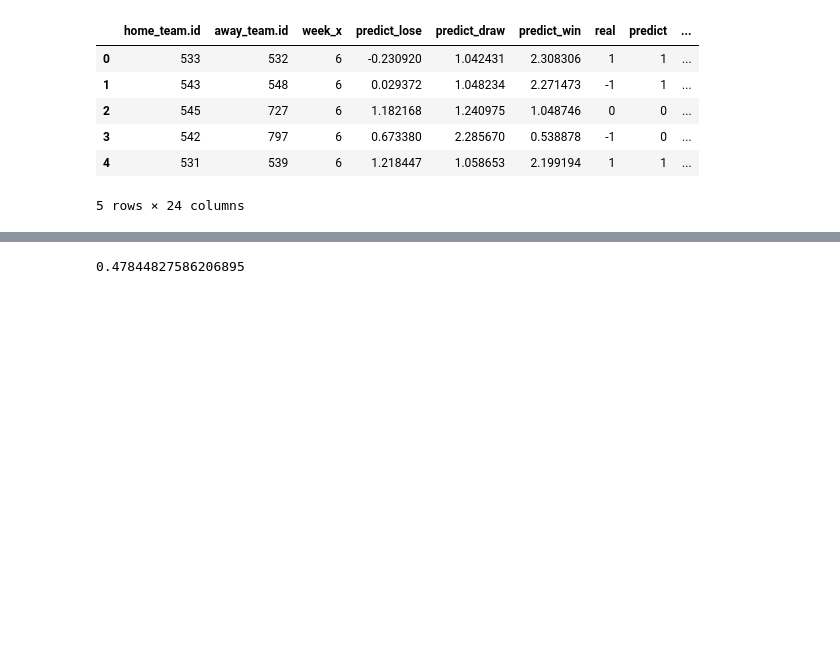
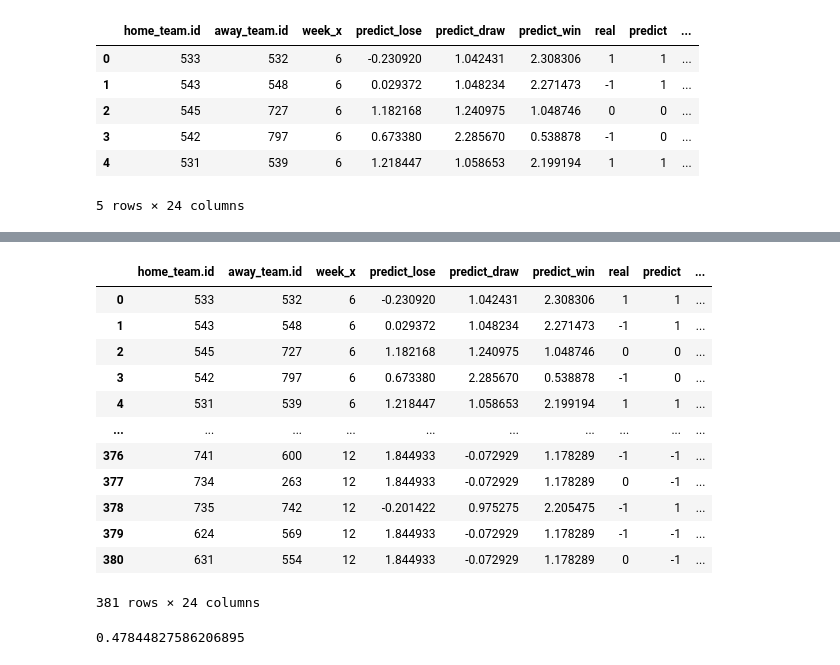
Before and after one commit to clarismiranda/Statsfootball, a Jupyter notebook: visualization_odds.ipynb, the cells around one changed output, grey strips where cells are left out. Saved outputs shown, nothing was run; the diff lists cells and outputs as text; code cells hidden in the pictures; blank space fills up the shorter version.

```diff
--- a/visualization_odds.ipynb
+++ b/visualization_odds.ipynb
@@ -225,3 +333,20 @@ home_team= 503 Torino - 2020, away_team= 501 Crotone - 2020, result= -1
+# %%
+# Combination: win, draw, lose
+transformed_odds
+# %% [output]
+|  | home_team.id | away_team.id | week_x | predict_lose | predict_draw | predict_win | real | predict | ... |
+| 0 | 533 | 532 | 6 | -0.230920 | 1.042431 | 2.308306 | 1 | 1 | ... |
+| 1 | 543 | 548 | 6 | 0.029372 | 1.048234 | 2.271473 | -1 | 1 | ... |
+| 2 | 545 | 727 | 6 | 1.182168 | 1.240975 | 1.048746 | 0 | 0 | ... |
+| 3 | 542 | 797 | 6 | 0.673380 | 2.285670 | 0.538878 | -1 | 0 | ... |
+| 4 | 531 | 539 | 6 | 1.218447 | 1.058653 | 2.199194 | 1 | 1 | ... |
+| ... | ... | ... | ... | ... | ... | ... | ... | ... | ... |
+| 376 | 741 | 600 | 12 | 1.844933 | -0.072929 | 1.178289 | -1 | -1 | ... |
+| 377 | 734 | 263 | 12 | 1.844933 | -0.072929 | 1.178289 | 0 | -1 | ... |
+| 378 | 735 | 742 | 12 | -0.201422 | 0.975275 | 2.205475 | -1 | 1 | ... |
+| 379 | 624 | 569 | 12 | 1.844933 | -0.072929 | 1.178289 | -1 | -1 | ... |
+| 380 | 631 | 554 | 12 | 1.844933 | -0.072929 | 1.178289 | 0 | -1 | ... |
+381 rows × 24 columns
 # %%
 print((47+64)/len(transformed_odds))
 transformed_odds.groupby(['real', 'favorite']).count()
```
Also changed, not shown: parts of 21 cells of this notebook, 5 other files.
